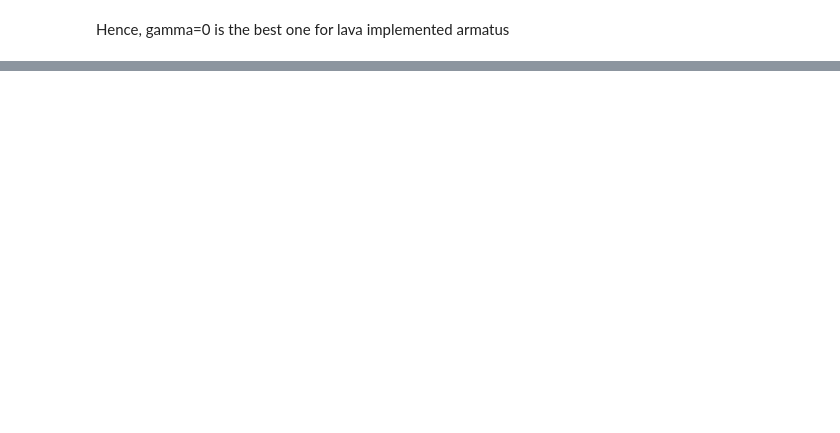
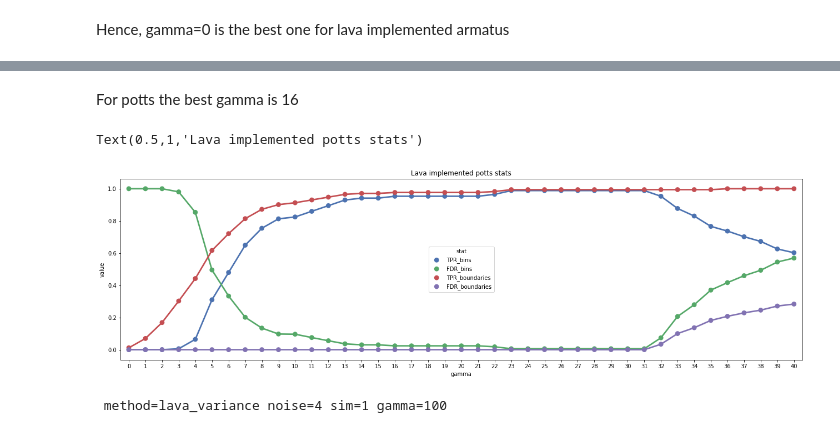
Before and after one commit to dmitrymyl/TADselect, a Jupyter notebook: sim_TADs/Analyze_sim_TADs.ipynb, the cells around one changed output, grey strips where cells are left out. Saved outputs shown, nothing was run; the diff lists cells and outputs as text; code cells hidden in the pictures; blank space fills up the shorter version.

```diff
--- a/sim_TADs/Analyze_sim_TADs.ipynb
+++ b/sim_TADs/Analyze_sim_TADs.ipynb
@@ -111,0 +196,39 @@ Hence, gamma=0 is the best one for lava implemented armatus
+# %% [markdown]
+For potts the best gamma is 16
+# %%
+only_1 = lava_potts_stats["noise"] == 4
+only_1 &= lava_potts_stats["sim"] == 1
+#lava potts stats for the first file
+mpl.rcParams['figure.figsize'] = [22, 6]
+sns.set_palette(sns.color_palette("deep"))
+sns.pointplot(data=lava_potts_stats[only_1], x="gamma", y="value", hue="stat")
+plt.title("Lava implemented potts stats")
+#plt.savefig("potts_1.png")
+# %% [output]
+Text(0.5,1,'Lava implemented potts stats')
+[figure, added]
+# %%
+#lava variance stats for the first file
+lava_variance_stats = pd.DataFrame(index=range(len(range(101)) * len(stats)), columns=list(("value", "stat", "noise", "sim", "gamma")))
+item = 0
+for noise in [4]:
+    for sim in [1]:
+        for gamma in range(101):
+                print(f"\r method=lava_variance noise={noise} sim={sim} gamma={gamma}", end="")
+                TADs = np.loadtxt(f"{out_location}lava_variance_noise{noise}_sim{sim}_gamma{gamma}.txt", ndmin=2)
+                bins = TAD_bins(TADs[:, 0], TADs[:, 1])
+                boundaries = TAD_boundaries(TADs[:, 0], TADs[:, 1])
+                lava_variance_stats.loc[item, "value"] = sum(np.isin(bins, true_TADs_bins.loc[noise, sim])) / true_TADs_bins.loc[noise, sim].shape[0]
+                lava_variance_stats.loc[item, "stat":"gamma"] = ["TPR_bins", noise, sim, gamma]
+                item += 1
+                lava_variance_stats.loc[item, "value"] = sum(~np.isin(bins, true_TADs_bins.loc[noise, sim])) / bins.shape[0]
+                lava_variance_stats.loc[item, "stat":"gamma"] = ["FDR_bins", noise, sim, gamma]
+                item += 1
+                lava_variance_stats.loc[item, "value"] = sum(np.isin(boundaries, true_TADs_boundaries.loc[noise, sim])) / true_TADs_boundaries.loc[noise, sim].shape[0]
+                lava_variance_stats.loc[item, "stat":"gamma"] = ["TPR_boundaries", noise, sim, gamma]
+                item += 1
+                lava_variance_stats.loc[item, "value"] = sum(~np.isin(boundaries, true_TADs_boundaries.loc[noise, sim])) / boundaries.shape[0]
+                lava_variance_stats.loc[item, "stat":"gamma"] = ["FDR_boundaries", noise, sim, gamma]
+                item += 1
+# %% [output]
+ method=lava_variance noise=4 sim=1 gamma=100
```
Also changed, not shown: parts of 13 cells of this notebook, 4 other files.
